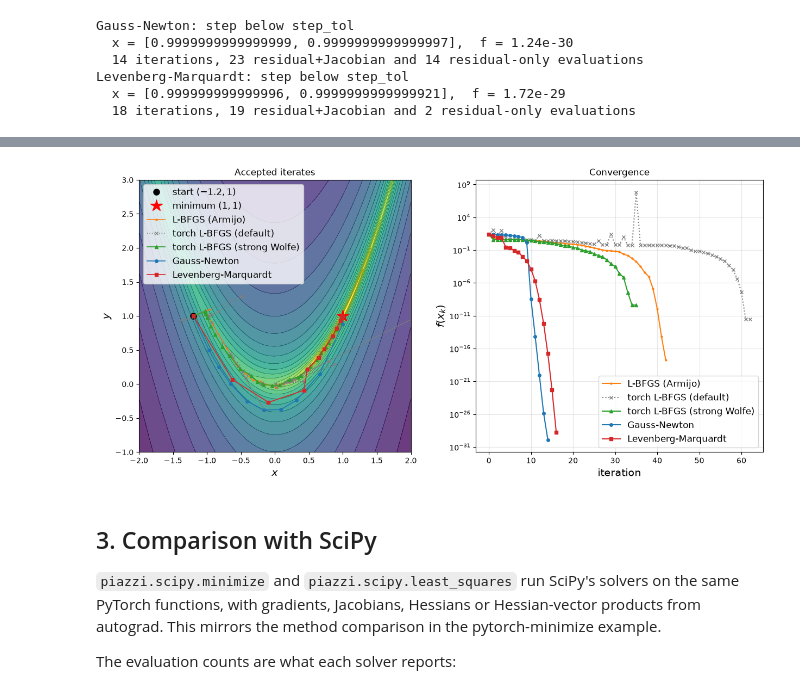
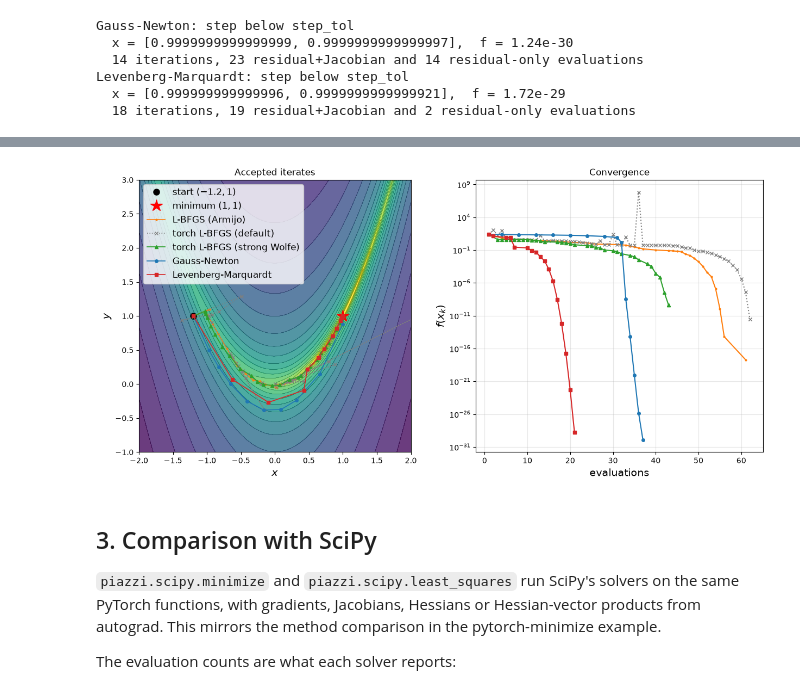
Before and after one commit to cai4cai/torch-piazzi, a Jupyter notebook: notebooks/rosenbrock.ipynb, the cells around one changed output, grey strips where cells are left out. Cells and saved outputs as stored; diff of their text form; code cells hidden in the pictures.

```diff
--- a/notebooks/rosenbrock.ipynb
+++ b/notebooks/rosenbrock.ipynb
@@ -121,8 +132,9 @@ class Trace:
 
 Ceres reports 36 iterations and 44 value-and-gradient evaluations from the same start, with L-BFGS (memory 20) and a cubic-interpolation Wolfe line search. The Armijo line search here does not enforce the curvature condition, so it needs a few more iterations, but it keeps most iterations at a single evaluation.
 # %%
-trace_lbfgs = Trace()
-res_lbfgs = piazzi.minimize(rosen, x0, callback=trace_lbfgs, options={"max_iter": 200})
+trace_lbfgs = Trace(rosen)
+res_lbfgs = piazzi.minimize(trace_lbfgs.fun, x0, callback=trace_lbfgs, options={"max_iter": 200})
+trace_lbfgs.check(res_lbfgs)
 print(res_lbfgs.message)
 print(f"x = {res_lbfgs.x.tolist()},  f = {res_lbfgs.fun.item():.2e}")
 r = res_lbfgs
@@ -141,15 +153,19 @@ x = [0.9999999986168775, 0.9999999972153758],  f = 1.95e-18
 
 piazzi runs one L-BFGS iteration per `step`, so `callback` sees every iterate, and applies `max_iter` and torch's `tolerance_grad` and `tolerance_change` to the whole run: the path is exactly that of a single upstream `optimizer.step(closure)` call. It never evaluates the same point twice, which a hand-written loop over `step` would do at the start of every step.
 # %%
-trace_torch, trace_torch_sw = Trace(), Trace()
-res_torch = piazzi.minimize(rosen, x0, method=torch.optim.LBFGS, callback=trace_torch, options={"max_iter": 200})
+trace_torch, trace_torch_sw = Trace(rosen), Trace(rosen)
+res_torch = piazzi.minimize(
+    trace_torch.fun, x0, method=torch.optim.LBFGS, callback=trace_torch, options={"max_iter": 200}
+)
 res_torch_sw = piazzi.minimize(
-    rosen,
+    trace_torch_sw.fun,
     x0,
     method=torch.optim.LBFGS,
     callback=trace_torch_sw,
     options={"max_iter": 200, "line_search_fn": "strong_wolfe"},
 )
+trace_torch.check(res_torch)
+trace_torch_sw.check(res_torch_sw)
 for name, res in [("torch L-BFGS (default)", res_torch), ("torch L-BFGS (strong Wolfe)", res_torch_sw)]:
     print(f"{name}: {res.message}")
     print(f"  x = {res.x.tolist()},  f = {res.fun.item():.2e}")
@@ -179,9 +195,11 @@ the gradient of $\tfrac12\|r\|^2$ is $J^\top r$, and $J^\top J$ is a positive se
 
 The first Gauss-Newton step from $(-1.2, 1)$ linearises the parabola $y = x^2$, so it jumps straight to $x = 1$ but lands far below the valley, at $y = -3.84$, where $f \approx 2343$. The line search shrinks it, and steps are also capped at `max_step=1` per coordinate by default. We set a tighter `step_tol` than the default `1e-5` to converge to machine precision.
 # %%
-trace_gn, trace_lm = Trace(), Trace()
-res_gn = piazzi.least_squares(residuals, x0, method="gn", callback=trace_gn, step_tol=1e-10)
-res_lm = piazzi.least_squares(residuals, x0, method="lm", callback=trace_lm, step_tol=1e-10)
+trace_gn, trace_lm = Trace(residuals), Trace(residuals)
+res_gn = piazzi.least_squares(trace_gn.fun, x0, method="gn", callback=trace_gn, step_tol=1e-10)
+res_lm = piazzi.least_squares(trace_lm.fun, x0, method="lm", callback=trace_lm, step_tol=1e-10)
+trace_gn.check(res_gn)
+trace_lm.check(res_lm)
 for name, res in [("Gauss-Newton", res_gn), ("Levenberg-Marquardt", res_lm)]:
     print(f"{name}: {res.message}")
     print(f"  x = {res.x.tolist()},  f = {rosen(res.x).item():.2e}")
@@ -200,37 +225,36 @@ All the methods spend their first iterations working round the bend of the valle
 # %%
 traces = {
     "L-BFGS (Armijo)": trace_lbfgs,
     "torch L-BFGS (default)": trace_torch,
     "torch L-BFGS (strong Wolfe)": trace_torch_sw,
     "Gauss-Newton": trace_gn,
     "Levenberg-Marquardt": trace_lm,
 }
 styles = {
     "L-BFGS (Armijo)": "C1.-",
     "torch L-BFGS (default)": "C7x:",
     "torch L-BFGS (strong Wolfe)": "C2^-",
     "Gauss-Newton": "C0o-",
     "Levenberg-Marquardt": "C3s-",
 }
 
 fig, (ax1, ax2) = plt.subplots(1, 2, figsize=(15, 6.5))
 plot_landscape(ax1)
 for name, trace in traces.items():
     ax1.plot(*trace.path.T, styles[name], ms=4, lw=1.2, label=name)
 ax1.set_xlim(-2, 2)
 ax1.set_ylim(-1, 3)
 ax1.legend(loc="upper left")
 ax1.set_title("Accepted iterates")
 
 for name, trace in traces.items():
-    ax2.semilogy(trace.values.clamp(min=1e-32), styles[name], ms=4, label=name)
-ax2.set_xlabel("iteration")
+    ax2.semilogy(trace.evals, trace.values.clamp(min=1e-32), styles[name], ms=4, label=name)
+ax2.set_xlabel("evaluations")
 ax2.set_ylabel("$f(x_k)$")
 ax2.set_title("Convergence")
-ax2.grid(True, which="major", alpha=0.3)
-ax2.legend();
+ax2.grid(True, which="major", alpha=0.3);
 # %% [output]
-[figure, old version]
+[figure, new version]
 # %% [markdown]
 ## 3. Comparison with SciPy
 
```
Also changed, not shown: parts of 4 cells of this notebook.
